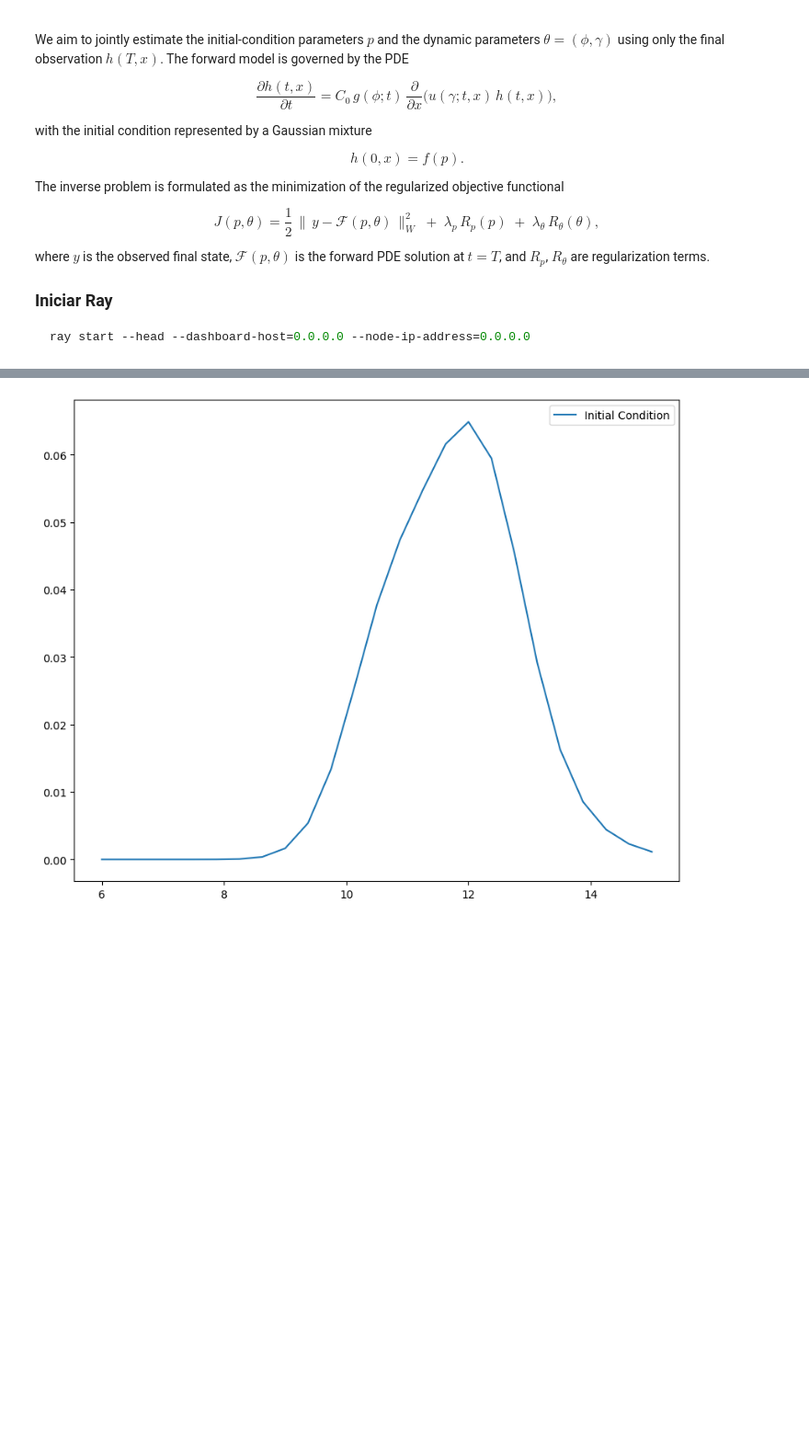
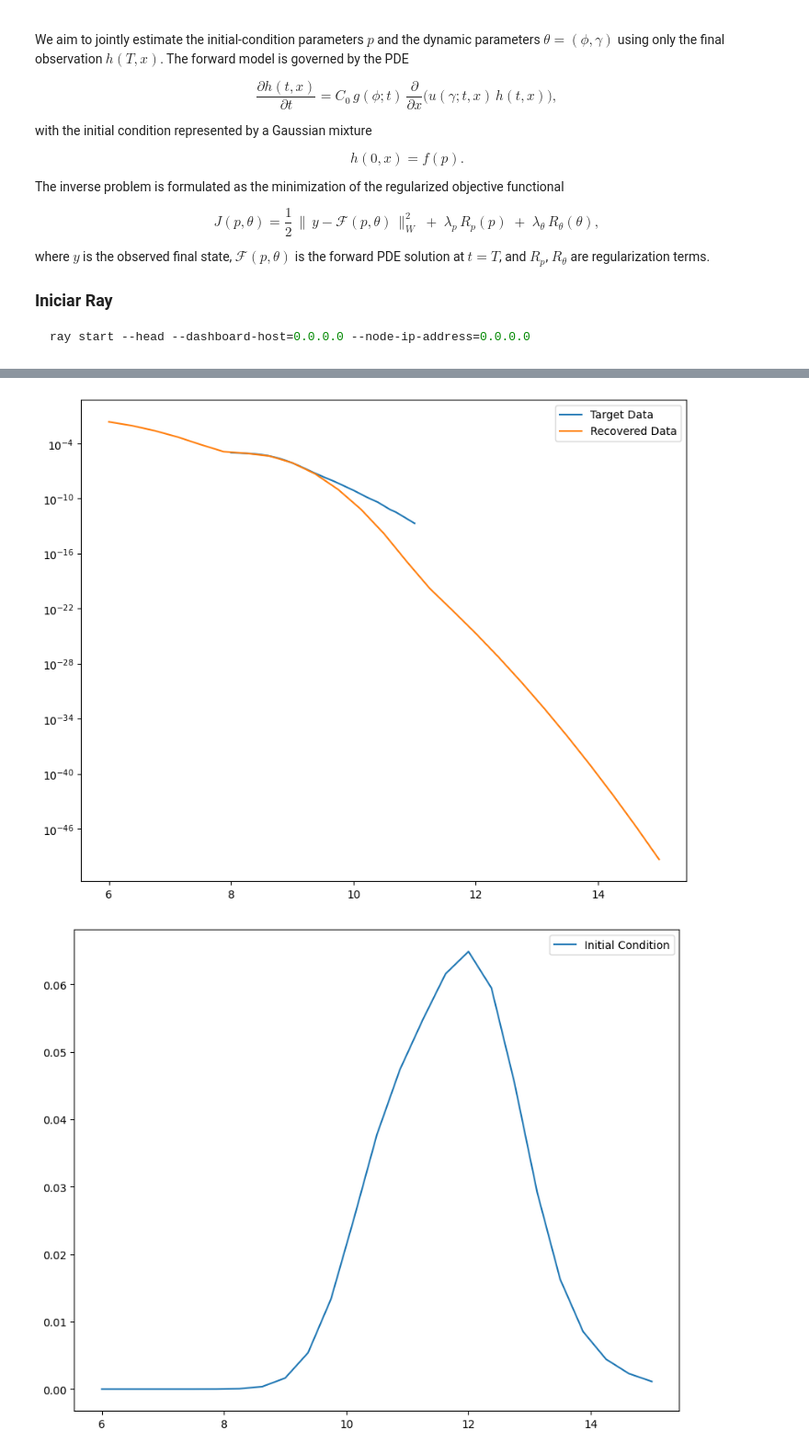
Before and after one commit to eduardopereira-inpe/starforge2, a Jupyter notebook: notebooks/parameters_recovery.ipynb, the cells around one changed output, grey strips where cells are left out. Shown at 92% size. Saved outputs shown, nothing was run; the diff lists cells and outputs as text; code cells hidden in the pictures; blank space fills up the shorter version.

```diff
--- a/notebooks/parameters_recovery.ipynb
+++ b/notebooks/parameters_recovery.ipynb
@@ -60,3 +133,20 @@ if ray.is_initialized() is False:
+# %%
+
+
+initial_condition_recovered = gaussian_sum_from_p(
+    result.x,
+    ln_mbh_grid,
+    n_gauss=3
+)
+
+plt.figure(figsize=(10, 8))
+plt.plot(log_MBH, 10 ** log_phi_median, label="Target Data")
+plt.plot(ln_mbh_grid, initial_condition_recovered, label="Recovered Data")
+plt.yscale("log")
+plt.legend()
+plt.show()
+# %% [output]
+[figure, added]
 # %%
 parameters_observational = np.array([
         3.3e-02,
```
Also changed, not shown: parts of 4 cells of this notebook, 3 other files.
